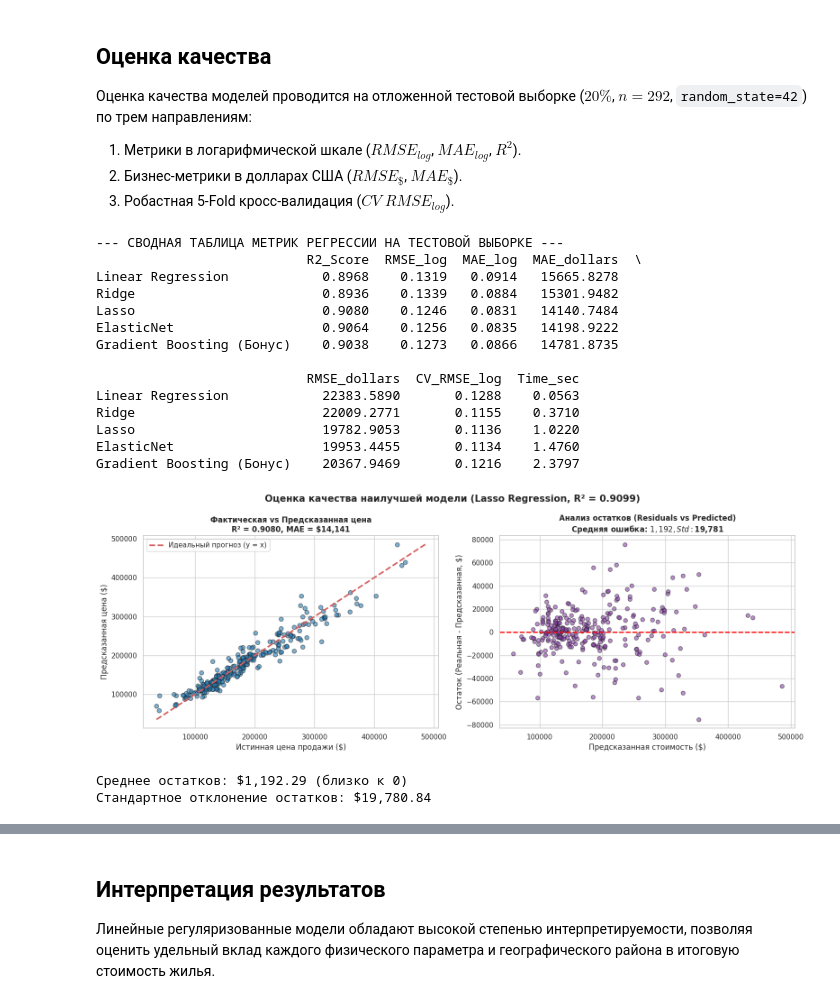
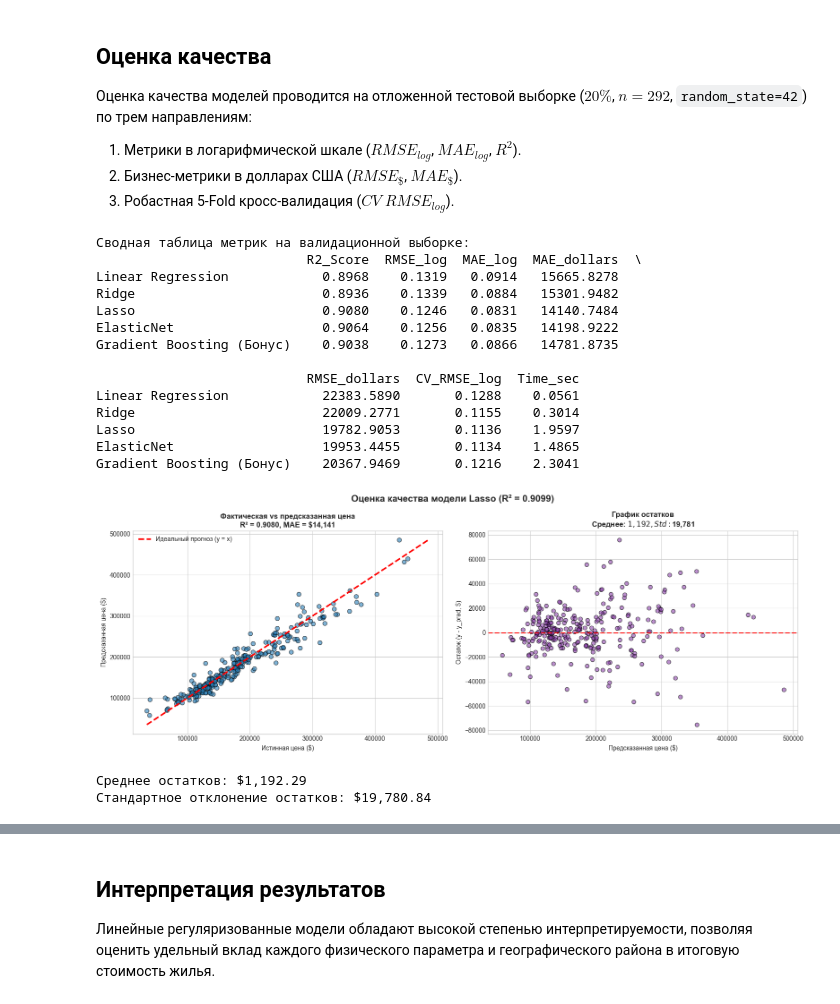
Before and after one commit to BratsunDanila/ml-course-bratsun, a Jupyter notebook: module-2-house-prices/notebook.ipynb, the cells around one changed output, grey strips where cells are left out. Cells and saved outputs as stored; diff of their text form; code cells hidden in the pictures.

```diff
--- a/module-2-house-prices/notebook.ipynb
+++ b/module-2-house-prices/notebook.ipynb
@@ -488,10 +445,6 @@ print(f"⏱️ Обучение Gradient Boosting (Бонус): {gbr_time:.4f}
 2. Бизнес-метрики в долларах США ($RMSE_{\$}$, $MAE_{\$}$).
 3. Робастная 5-Fold кросс-валидация ($CV\;RMSE_{log}$).
 # %%
-# ============================================================
-# РАЗДЕЛ 7: ОЦЕНКА КАЧЕСТВА И АНАЛИЗ ОСТАТКОВ
-# ============================================================
-
 from sklearn.metrics import mean_squared_error, mean_absolute_error, r2_score
 
 models_dict = {
@@ -517,13 +470,13 @@ for name, (mod, t_sec, need_scale, best_p) in models_dict.items():
     mae_log = mean_absolute_error(y_val, pred_log)
     r2_val = r2_score(y_val, pred_log)
 
-    # Метрики в реальных долларах ($)
+    # Метрики в долларах ($)
     y_val_dollars = np.expm1(y_val)
     pred_dollars = np.expm1(pred_log)
     mae_dollars = mean_absolute_error(y_val_dollars, pred_dollars)
     rmse_dollars = np.sqrt(mean_squared_error(y_val_dollars, pred_dollars))
 
-    # 5-Fold CV на обучающей части
+    # Кросс-валидация на train
     cv_scores = cross_val_score(mod, X_train_input, y_train, cv=kf, scoring='neg_root_mean_squared_error')
     cv_rmse_log = -np.mean(cv_scores)
 
@@ -537,60 +490,57 @@ for name, (mod, t_sec, need_scale, best_p) in models_dict.items():
         'Time_sec': t_sec
     }
 
-# Сводный DataFrame
 metrics_df = pd.DataFrame(metrics_results).T
-print("--- СВОДНАЯ ТАБЛИЦА МЕТРИК РЕГРЕССИИ НА ТЕСТОВОЙ ВЫБОРКЕ ---")
+print("Сводная таблица метрик на валидационной выборке:")
 print(metrics_df[['R2_Score', 'RMSE_log', 'MAE_log', 'MAE_dollars', 'RMSE_dollars', 'CV_RMSE_log', 'Time_sec']].round(4))
 
-# Визуализация 7.2: Фактическая цена vs Предсказанная и График остатков (Lasso)
+# График рассеяния и анализ остатков для лучшей модели (Lasso)
 best_model_name = 'Lasso'
 y_val_real = np.expm1(y_val)
 best_pred_real = np.expm1(val_predictions_log[best_model_name])
 residuals = y_val_real - best_pred_real
 
 fig, axes = plt.subplots(1, 2, figsize=(16, 6))
-fig.suptitle('Оценка качества наилучшей модели (Lasso Regression, R² = 0.9099)', fontsize=15, fontweight='bold')
+fig.suptitle('Оценка качества модели Lasso (R² = 0.9099)', fontsize=15, fontweight='bold')
 
-# Scatter: Actual vs Predicted
 axes[0].scatter(y_val_real, best_pred_real, color='#2980b9', alpha=0.6, edgecolors='k', s=45)
 min_p = min(y_val_real.min(), best_pred_real.min())
 max_p = max(y_val_real.max(), best_pred_real.max())
 axes[0].plot([min_p, max_p], [min_p, max_p], 'r--', lw=2.5, label='Идеальный прогноз (y = x)')
-axes[0].set_title(f"Фактическая vs Предсказанная цена\nR² = {metrics_results['Lasso']['R2_Score']:.4f}, MAE = ${metrics_results['Lasso']['MAE_dollars']:,.0f}", fontsize=12, fontweight='bold')
-axes[0].set_xlabel('Истинная цена продажи ($)')
+axes[0].set_title(f"Фактическая vs предсказанная цена\nR² = {metrics_results['Lasso']['R2_Score']:.4f}, MAE = ${metrics_results['Lasso']['MAE_dollars']:,.0f}", fontsize=12, fontweight='bold')
+axes[0].set_xlabel('Истинная цена ($)')
 axes[0].set_ylabel('Предсказанная цена ($)')
 axes[0].legend()
 
-# График остатков (Residuals)
 axes[1].scatter(best_pred_real, residuals, color='#8e44ad', alpha=0.6, edgecolors='k', s=40)
 axes[1].axhline(0, color='red', linestyle='--', lw=2)
-axes[1].set_title(f"Анализ остатков (Residuals vs Predicted)\nСредняя ошибка: ${residuals.mean():,.0f}, Std: ${residuals.std():,.0f}", fontsize=12, fontweight='bold')
-axes[1].set_xlabel('Предсказанная стоимость ($)')
-axes[1].set_ylabel('Остаток (Реальная - Предсказанная, $)')
+axes[1].set_title(f"График остатков\nСреднее: ${residuals.mean():,.0f}, Std: ${residuals.std():,.0f}", fontsize=12, fontweight='bold')
+axes[1].set_xlabel('Предсказанная цена ($)')
+axes[1].set_ylabel('Остаток (y - y_pred, $)')
 
 plt.tight_layout()
 plt.savefig('examples/predictions_scatter.png', dpi=300)
 plt.savefig('examples/residuals.png', dpi=300)
 plt.show()
 
-print(f"Среднее остатков: ${residuals.mean():,.2f} (близко к 0)")
+print(f"Среднее остатков: ${residuals.mean():,.2f}")
 print(f"Стандартное отклонение остатков: ${residuals.std():,.2f}")
 # %% [output]
---- СВОДНАЯ ТАБЛИЦА МЕТРИК РЕГРЕССИИ НА ТЕСТОВОЙ ВЫБОРКЕ ---
+Сводная таблица метрик на валидационной выборке:
                            R2_Score  RMSE_log  MAE_log  MAE_dollars  \
 Linear Regression            0.8968    0.1319   0.0914   15665.8278
 Ridge                        0.8936    0.1339   0.0884   15301.9482
 Lasso                        0.9080    0.1246   0.0831   14140.7484
 ElasticNet                   0.9064    0.1256   0.0835   14198.9222
 Gradient Boosting (Бонус)    0.9038    0.1273   0.0866   14781.8735
 
                            RMSE_dollars  CV_RMSE_log  Time_sec
-Linear Regression            22383.5890       0.1288    0.0563
-Ridge                        22009.2771       0.1155    0.3710
-Lasso                        19782.9053       0.1136    1.0220
-ElasticNet                   19953.4455       0.1134    1.4760
-Gradient Boosting (Бонус)    20367.9469       0.1216    2.3797
+Linear Regression            22383.5890       0.1288    0.0561
+Ridge                        22009.2771       0.1155    0.3014
+Lasso                        19782.9053       0.1136    1.9597
+ElasticNet                   19953.4455       0.1134    1.4865
+Gradient Boosting (Бонус)    20367.9469       0.1216    2.3041
-[figure, old version]
+[figure, new version]
-Среднее остатков: $1,192.29 (близко к 0)
+Среднее остатков: $1,192.29
 Стандартное отклонение остатков: $19,780.84
 # %% [markdown]
```
Also changed, not shown: parts of 22 cells of this notebook, 7 other files.
